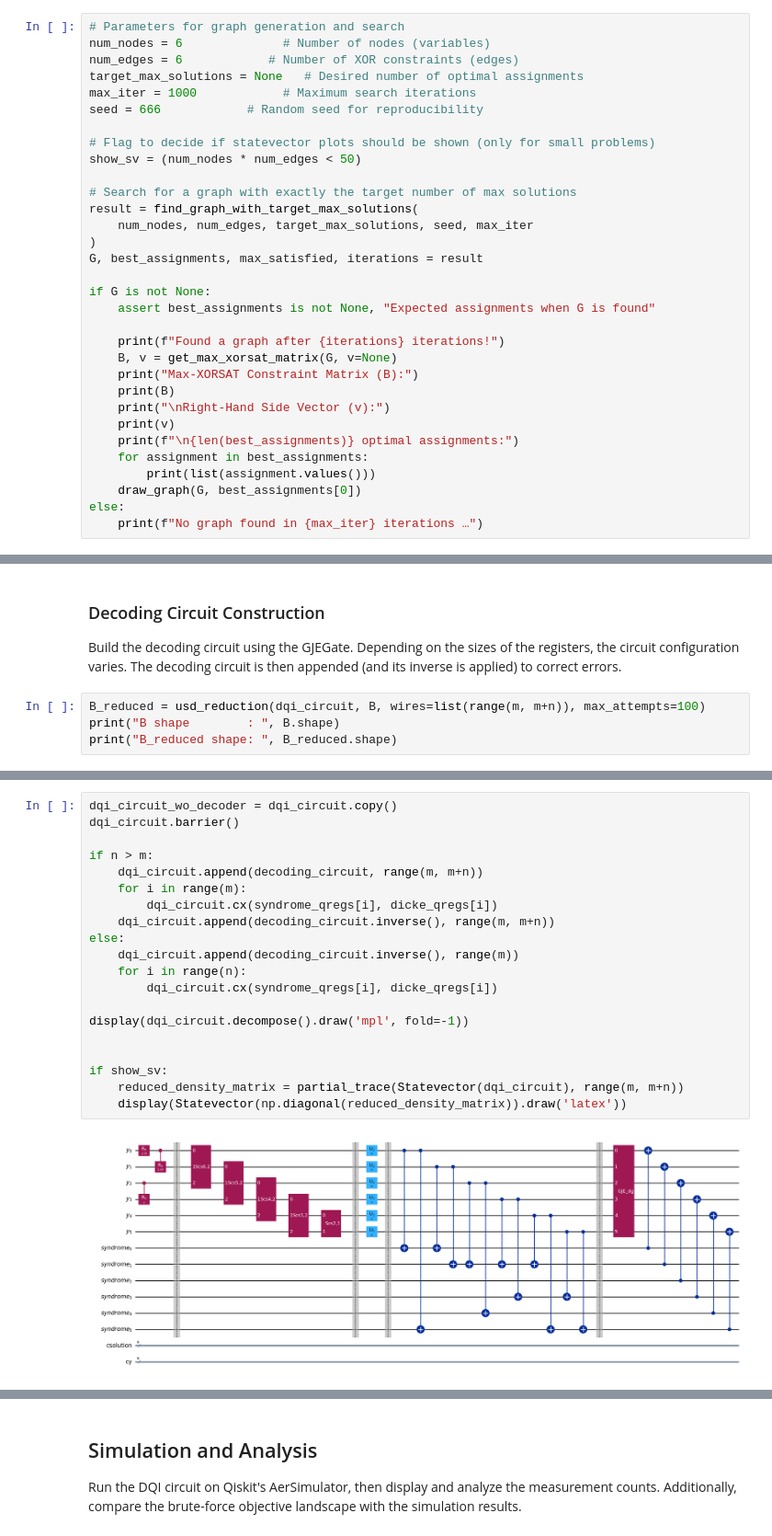
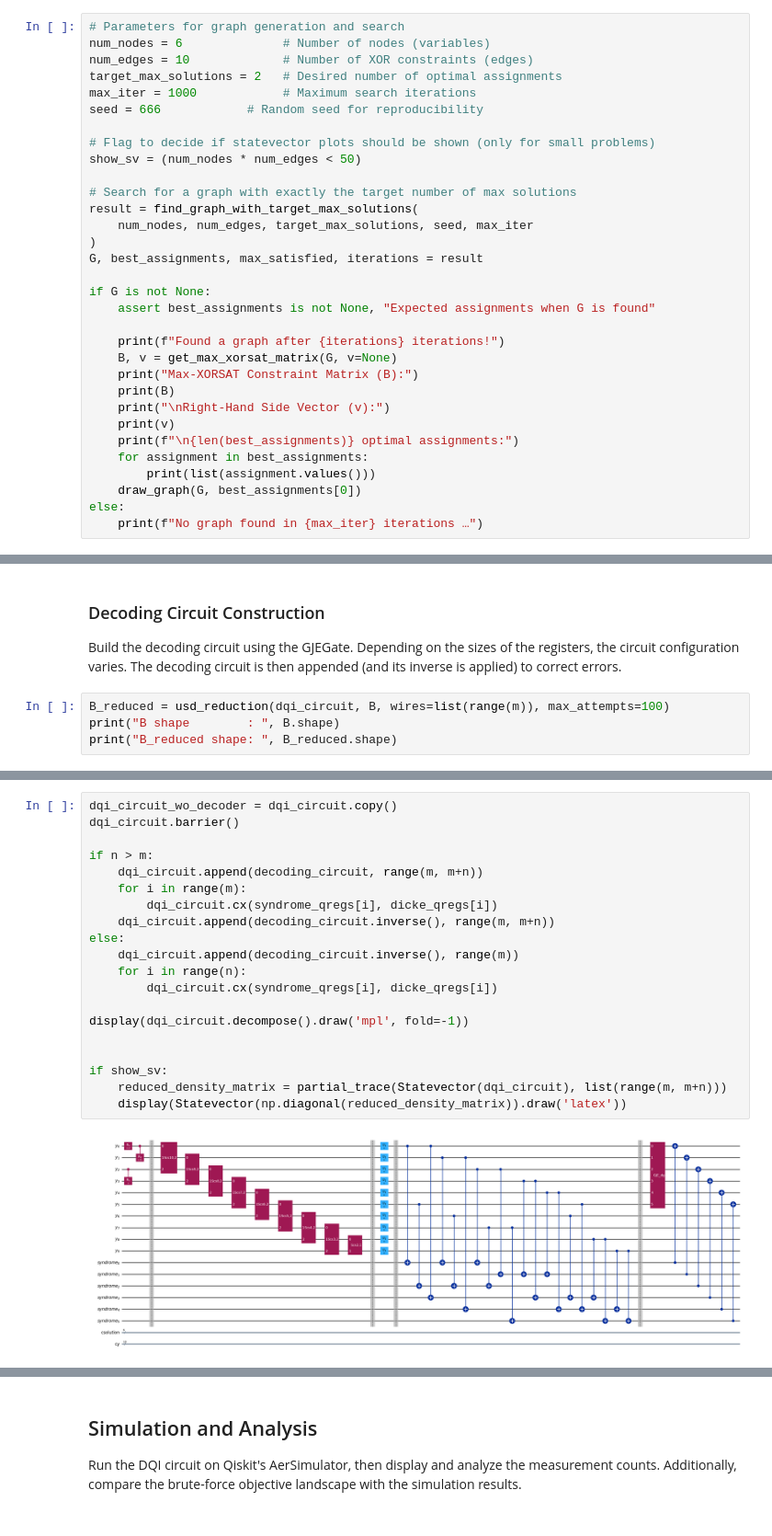
Before and after one commit to BankNatchapol/DQI-Circuit, a Jupyter notebook: notebooks/main.ipynb, the cells around one changed output, grey strips where cells are left out. Shown at 92% size. Cells and saved outputs as stored; diff of their text form.

```diff
--- a/notebooks/main.ipynb
+++ b/notebooks/main.ipynb
@@ -40,8 +40,8 @@ Solve the Max-XORSAT problem by exhaustively finding assignments that maximize t
 # %%
 # Parameters for graph generation and search
 num_nodes = 6              # Number of nodes (variables)
-num_edges = 6            # Number of XOR constraints (edges)
-target_max_solutions = None   # Desired number of optimal assignments
+num_edges = 10             # Number of XOR constraints (edges)
+target_max_solutions = 2   # Desired number of optimal assignments
 max_iter = 1000            # Maximum search iterations
 seed = 666            # Random seed for reproducibility
 
@@ -210,7 +210,7 @@ if show_sv:
 Build the decoding circuit using the GJEGate. Depending on the sizes of the registers, the circuit
 configuration varies. The decoding circuit is then appended (and its inverse is applied) to correct errors.
 # %%
-B_reduced = usd_reduction(dqi_circuit, B, wires=list(range(m, m+n)), max_attempts=100)
+B_reduced = usd_reduction(dqi_circuit, B, wires=list(range(m)), max_attempts=100)
 print("B shape        : ", B.shape)
 print("B_reduced shape: ", B_reduced.shape)
 # %% [output]
@@ -232,22 +238,22 @@ display(decoding_circuit.draw('mpl'))
 # %%
 dqi_circuit_wo_decoder = dqi_circuit.copy()
 dqi_circuit.barrier()
 
 if n > m:
     dqi_circuit.append(decoding_circuit, range(m, m+n))
     for i in range(m):
         dqi_circuit.cx(syndrome_qregs[i], dicke_qregs[i])
     dqi_circuit.append(decoding_circuit.inverse(), range(m, m+n))
 else:
     dqi_circuit.append(decoding_circuit.inverse(), range(m))
     for i in range(n):
         dqi_circuit.cx(syndrome_qregs[i], dicke_qregs[i])
 
 display(dqi_circuit.decompose().draw('mpl', fold=-1))
 
 
 if show_sv:
-    reduced_density_matrix = partial_trace(Statevector(dqi_circuit), range(m, m+n))
+    reduced_density_matrix = partial_trace(Statevector(dqi_circuit), list(range(m, m+n)))
     display(Statevector(np.diagonal(reduced_density_matrix)).draw('latex'))
 # %% [output]
-[figure, old version]
+[figure, new version]
```
Also changed, not shown: parts of 20 cells of this notebook, 2 other files.
